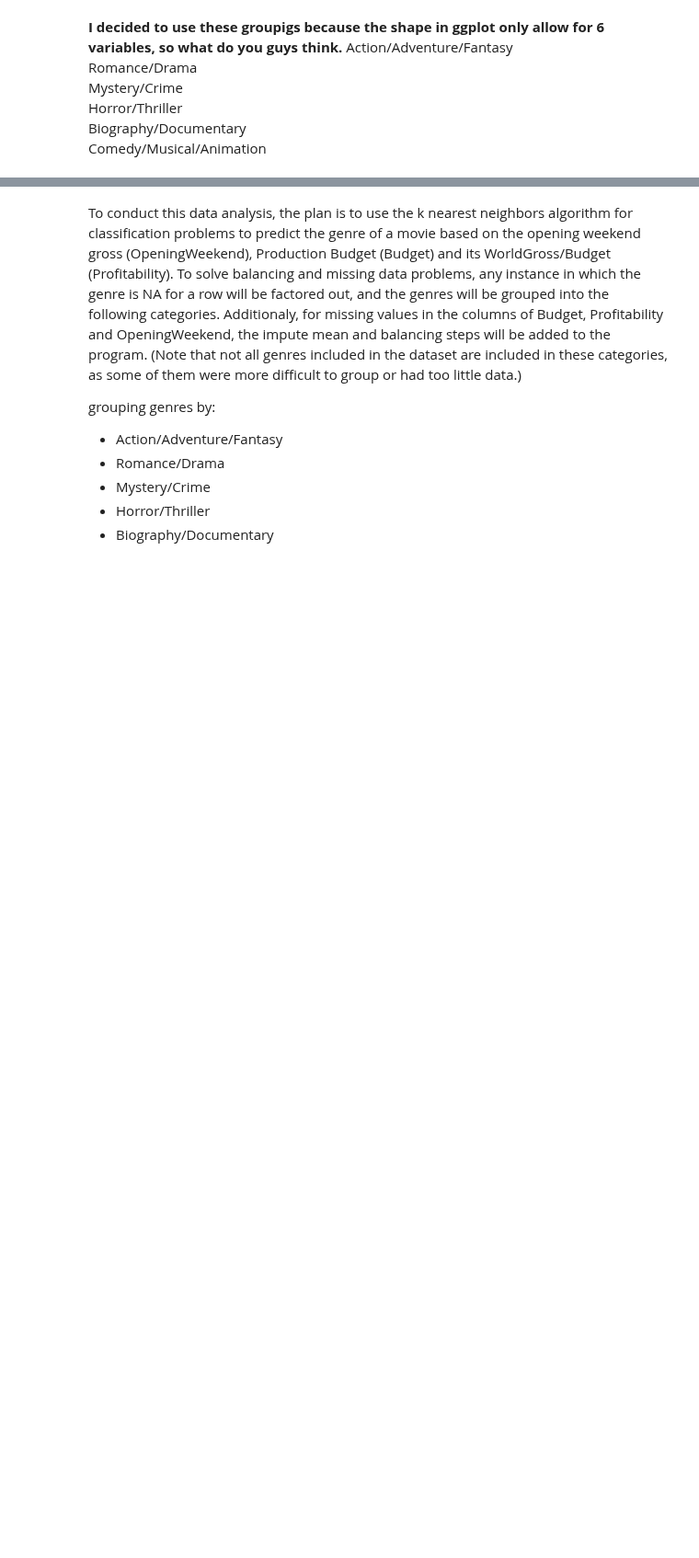
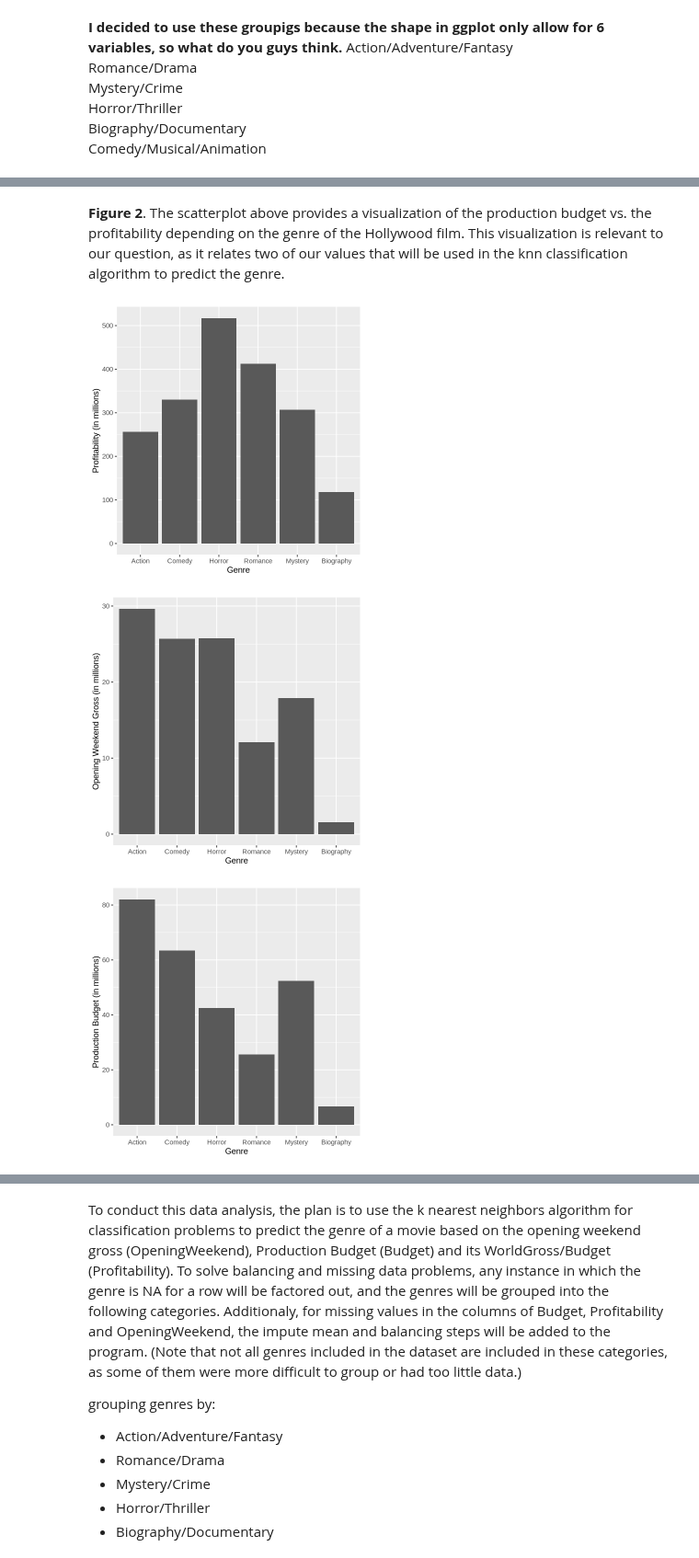
Before and after one commit to MatthewAnder/dsci-100_project_group24, a Jupyter notebook: Project Proposal (Group 24).ipynb, the cells around one changed output, grey strips where cells are left out. Shown at 92% size. Saved outputs shown, nothing was run; the diff lists cells and outputs as text; code cells hidden in the pictures; blank space fills up the shorter version.

```diff
--- a/Project Proposal (Group 24).ipynb
+++ b/Project Proposal (Group 24).ipynb
@@ -193,0 +198,28 @@ ERROR: Error in ggplot(hollywood_testing_tidy, aes(x = Budget, y = OpeningWeeken
+# %% [markdown]
+**Figure 2**. The scatterplot above provides a visualization of the production budget vs. the profitability depending on the genre of the Hollywood film. This visualization is relevant to our question, as it relates two of our values that will be used in the knn classification algorithm to predict the genre.
+# %%
+options(repr.plot.width = 5, repr.plot.height = 5)
+
+
+genre_profitability_plot <- hollywood_testing_summary |> ggplot(aes(x = Genre, y = ProfitabilityAvg)) +
+    geom_bar(stat = "identity") +
+    xlab("Genre")+
+    ylab("Profitability (in millions)")
+
+genre_openingweekend_plot <- hollywood_testing_summary |> ggplot(aes(x = Genre, y = OpeningWeekendAvg)) +
+    geom_bar(stat = "identity") +
+    xlab("Genre") +
+    ylab("Opening Weekend Gross (in millions)")
+
+genre_productionbudget_plot <- hollywood_testing_summary |> ggplot(aes(x = Genre, y = BudgetAvg)) +
+    geom_bar(stat = "identity") +
+    xlab("Genre") +
+    ylab("Production Budget (in millions)")
+
+genre_profitability_plot
+genre_openingweekend_plot
+genre_productionbudget_plot
+# %% [output]
+[figure, added]
+[figure, added]
+[figure, added]
```
Also changed, not shown: parts of 8 cells of this notebook.
